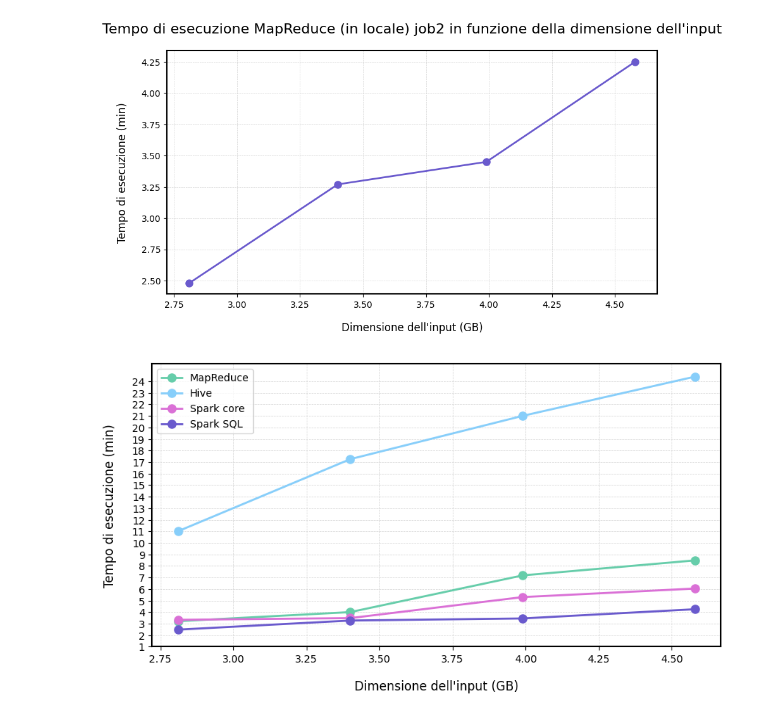
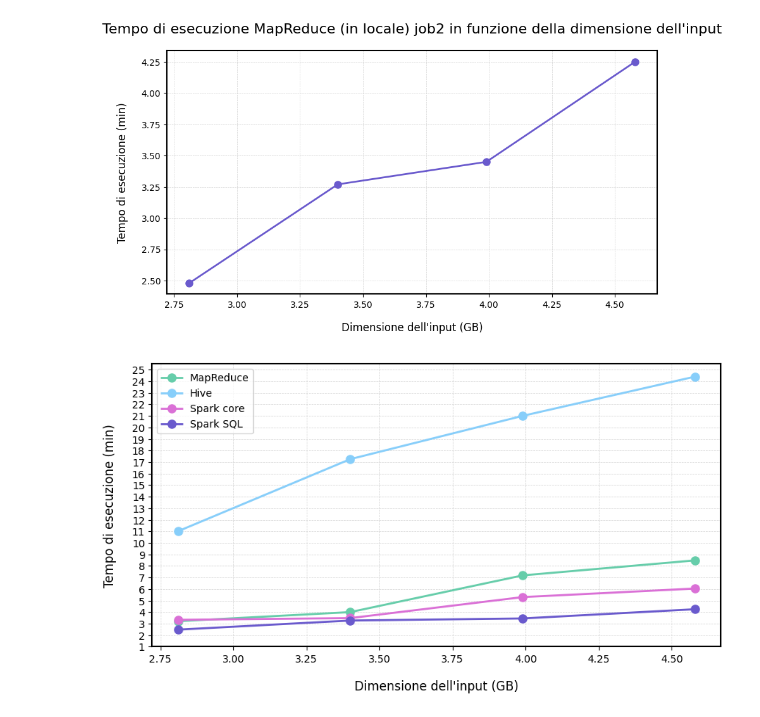
Before and after one commit to elisacatena/BigDataApplications, a Jupyter notebook: execution_times_job2.ipynb, the cells around one changed output. Drawn from its saved outputs; the diff is of its cells as text; code cells hidden in the pictures.

```diff
--- a/execution_times_job2.ipynb
+++ b/execution_times_job2.ipynb
@@ -153,30 +155,30 @@ plt.show()
 # %%
 # Creare il grafico
 fig, ax = plt.subplots(figsize=(10, 5), facecolor='white')
 # Impostare lo sfondo interno del grafico come bianco
 ax.set_facecolor('white')
 
 # Personalizzare il grafico
 ax.plot(df1['input_size'], df1['execution_time'], marker='o', linestyle='-', color='mediumaquamarine', markersize=8, linewidth=2, label='MapReduce')
 ax.plot(df2['input_size'], df2['execution_time'], marker='o', linestyle='-', color='lightskyblue', markersize=8, linewidth=2, label='Hive')
 ax.plot(df3['input_size'], df3['execution_time'], marker='o', linestyle='-', color='orchid', markersize=8, linewidth=2, label='Spark core')
 ax.plot(df4['input_size'], df4['execution_time'], marker='o', linestyle='-', color='slateblue', markersize=8, linewidth=2, label='Spark SQL')
 
 # Aggiungere il bordo nero
 for spine in ax.spines.values():
     spine.set_edgecolor('black')
     spine.set_linewidth(1.5)
 
 # Etichette degli assi
 ax.set_xlabel("Dimensione dell'input (GB)", fontsize=12, labelpad=15)
 ax.set_ylabel("Tempo di esecuzione (min)", fontsize=12, labelpad=15)
 
 # Aggiungere una griglia sottile
 ax.grid(True, linestyle='--', linewidth=0.5, color='lightgray')
 # Aggiungere la legenda
 ax.legend()
 # Aggiungere i numeri da 1 a 11 sull'asse y
-ax.set_yticks(np.arange(1, 25, 1))
+ax.set_yticks(np.arange(1, 26, 1))
 plt.show()
 # %% [output]
-[figure, old version]
+[figure, new version]
```
Also changed, not shown: parts of 12 cells of this notebook.
